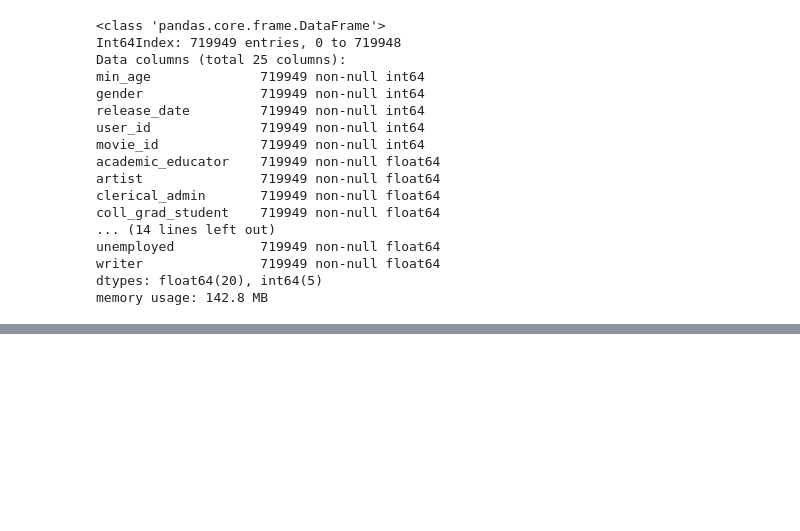
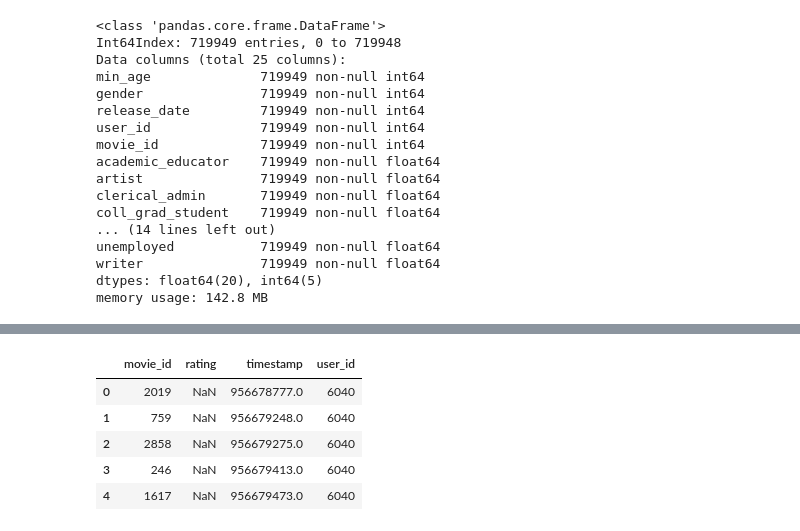
Before and after one commit to mileserickson/recommendation-case-study, a Jupyter notebook: nn_draft.ipynb, the cells around one changed output, grey strips where cells are left out. Saved outputs shown, nothing was run; the diff lists cells and outputs as text; code cells hidden in the pictures; blank space fills up the shorter version.

```diff
--- a/nn_draft.ipynb
+++ b/nn_draft.ipynb
@@ -568,0 +569,11 @@ Epoch 10/10
+# %%
+df = requests.toPandas()
+# %%
+df.head()
+# %% [output]
+|  | movie_id | rating | timestamp | user_id |
+| 0 | 2019 | NaN | 956678777.0 | 6040 |
+| 1 | 759 | NaN | 956679248.0 | 6040 |
+| 2 | 2858 | NaN | 956679275.0 | 6040 |
+| 3 | 246 | NaN | 956679413.0 | 6040 |
+| 4 | 1617 | NaN | 956679473.0 | 6040 |
```
Also changed, not shown: parts of 5 cells of this notebook.
